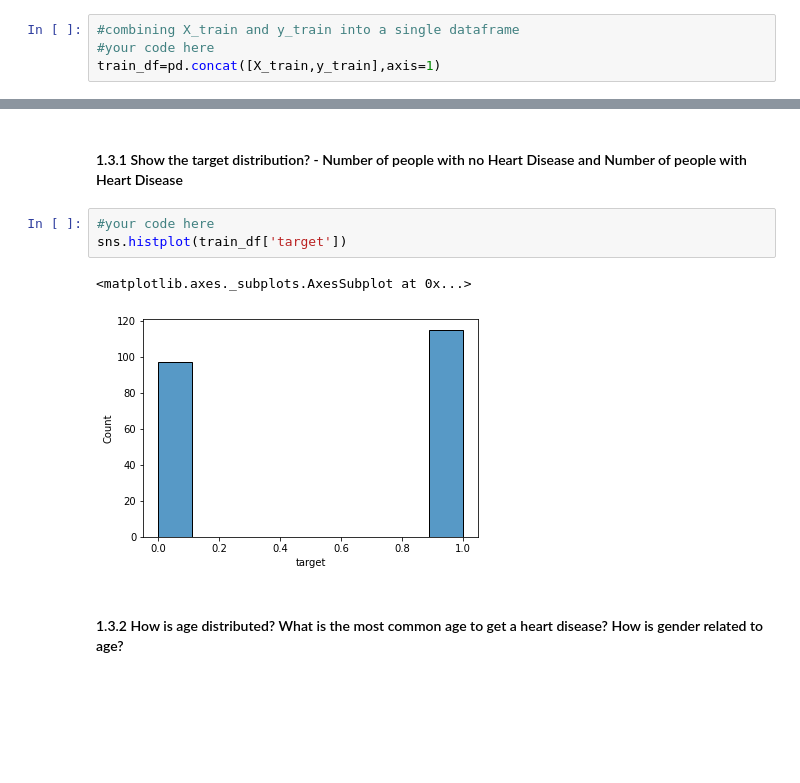
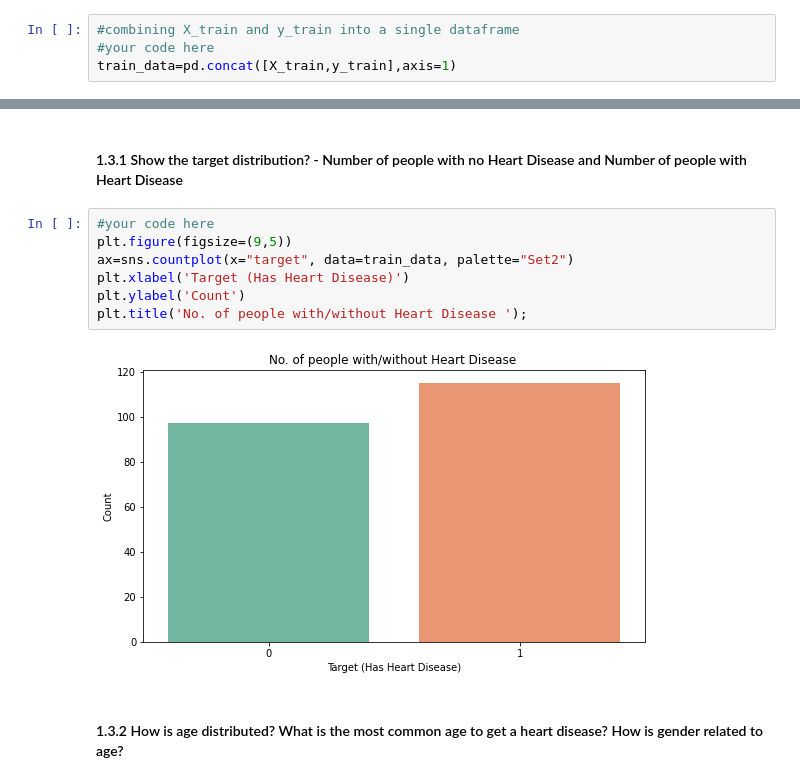
Before and after one commit to Surojit-KB/UNIV-AI-ML2-HW1, a Jupyter notebook: Copy_of_distribute_HW1.ipynb, the cells around one changed output, grey strips where cells are left out. Cells and saved outputs as stored; diff of their text form; blank space fills up the shorter version.

```diff
--- a/Copy_of_distribute_HW1.ipynb
+++ b/Copy_of_distribute_HW1.ipynb
@@ -231,5 +255,5 @@ X_train,X_test,y_train,y_test=train_test_split(X,y,test_size=0.3,random_state=rf
 # %%
 #combining X_train and y_train into a single dataframe
 #your code here
-train_df=pd.concat([X_train,y_train],axis=1)
+train_data=pd.concat([X_train,y_train],axis=1)
 # %%
@@ -249,12 +273,15 @@ train_df.head()
 **Hence answer the following questions using appropriate visualisation tool(plotting).**
 # %% [markdown]
 #### 1.3.1 Show the target distribution? - Number of people with no Heart Disease and Number of people with Heart Disease
-# %%
-#your code here
-sns.histplot(train_df['target'])
-# %% [output]
-<matplotlib.axes._subplots.AxesSubplot at 0x...>
-[figure, removed]
+# %%
+#your code here
+plt.figure(figsize=(9,5))
+ax=sns.countplot(x="target", data=train_data, palette="Set2")
+plt.xlabel('Target (Has Heart Disease)')
+plt.ylabel('Count')
+plt.title('No. of people with/without Heart Disease ');
+# %% [output]
+[figure, added]
 # %% [markdown]
 #### 1.3.2 How is age distributed? What is the most common age to get a heart disease? How is gender related to age?
 # %%
```
Also changed, not shown: parts of 46 cells of this notebook.
